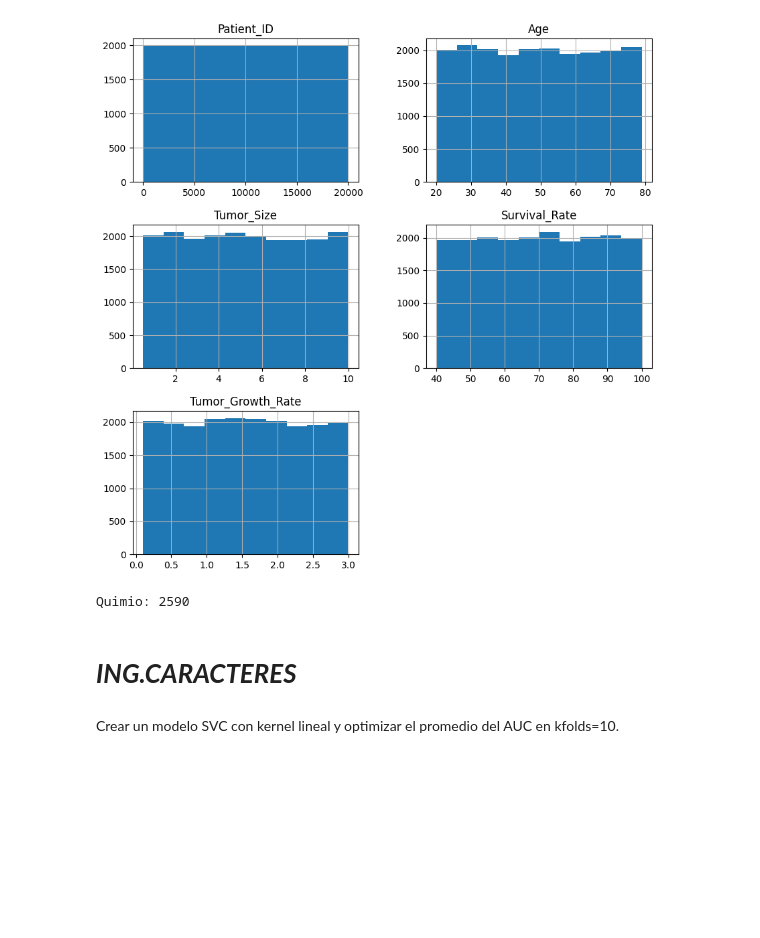
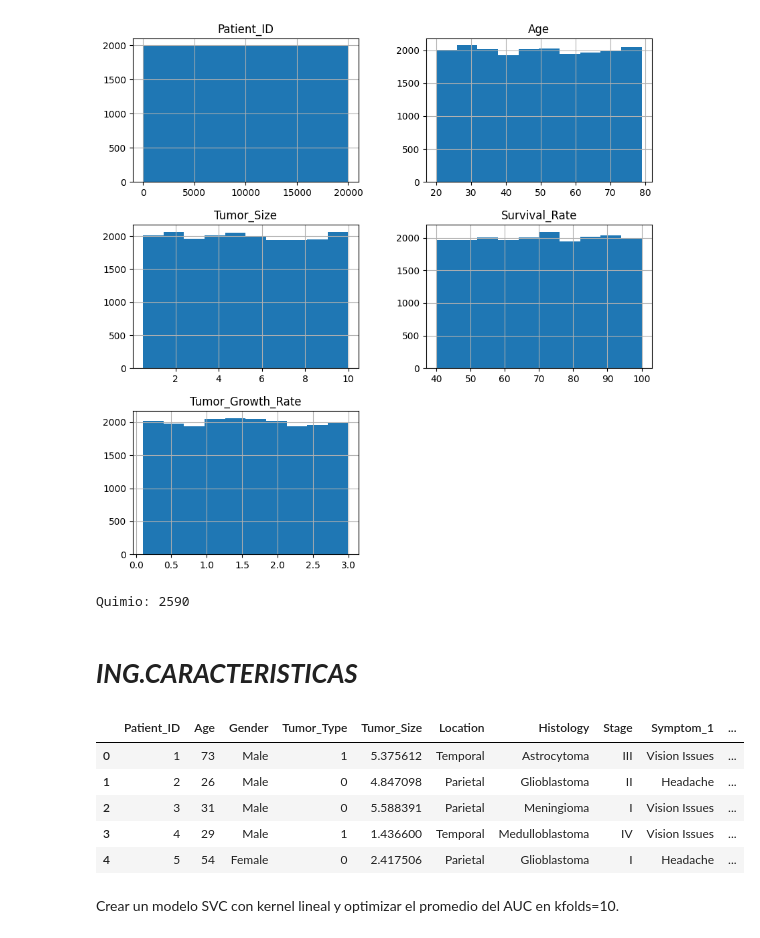
Before and after one commit to navap3206-debug/hello-world, a Jupyter notebook: A06.ipynb, the cells around one changed output. Saved outputs shown, nothing was run; the diff lists cells and outputs as text; code cells hidden in the pictures; blank space fills up the shorter version.

```diff
--- a/A06.ipynb
+++ b/A06.ipynb
@@ -21,5 +21,5 @@ Saving brain_tumor_dataset.csv to brain_tumor_dataset (6).csv
 # %%
-df = pd.read_csv('brain_tumor_dataset (1).csv')
+df = pd.read_csv('brain_tumor_dataset.csv')
 # %% [markdown]
 DEBIDO A QUE TRABAJO DESDE COLAB, IMPORTARE LOS DATOS MEDIANTE LA API DE KAGGEL
 # %% [markdown]
@@ -70,9 +70,17 @@ print(f'Quimio: {Quimio}')
 # %% [output]
 Quimio: 2590
 # %% [markdown]
-# ***ING.CARACTERES***
+# ***ING.CARACTERISTICAS***
 # %%
-df['Tumor_Type'] = df['Tumor_Type'].replace({'Glioblastoma': 1, 'Normal': 0})
+df['Tumor_Type'] = df['Tumor_Type'].replace({'Malignant': 1, 'Benign': 0})
+df.head()
+# %% [output]
+|  | Patient_ID | Age | Gender | Tumor_Type | Tumor_Size | Location | Histology | Stage | Symptom_1 | ... |
+| 0 | 1 | 73 | Male | 1 | 5.375612 | Temporal | Astrocytoma | III | Vision Issues | ... |
+| 1 | 2 | 26 | Male | 0 | 4.847098 | Parietal | Glioblastoma | II | Headache | ... |
+| 2 | 3 | 31 | Male | 0 | 5.588391 | Parietal | Meningioma | I | Vision Issues | ... |
+| 3 | 4 | 29 | Male | 1 | 1.436600 | Temporal | Medulloblastoma | IV | Vision Issues | ... |
+| 4 | 5 | 54 | Female | 0 | 2.417506 | Parietal | Glioblastoma | I | Headache | ... |
 # %%
 numericos = ['Age',"Tumor_Size","Survival_Rate","Tumor_Growth_Rate"]
 categoricos = ['Gender','Location',	'Histology','Radiation_Treatment'	,'Surgery_Performed'	,'Chemotherapy',	'Family_History',	'MRI_Result',	'Follow_Up_Required']
```
Also changed, not shown: parts of 17 cells of this notebook.
